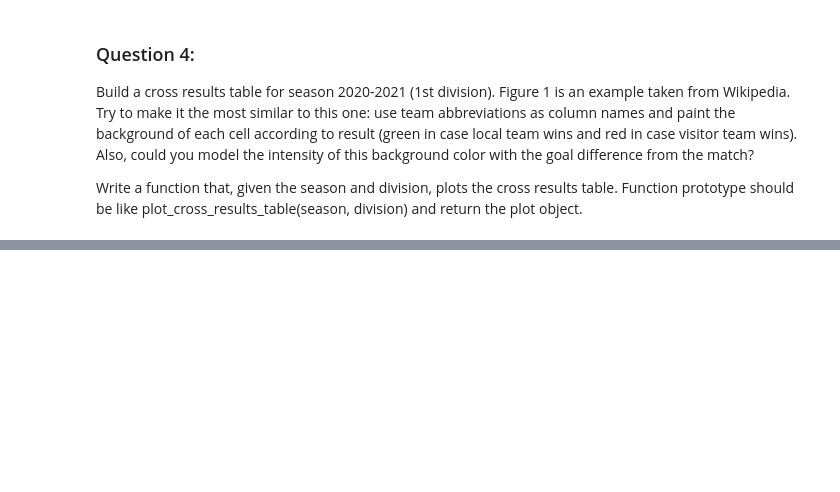
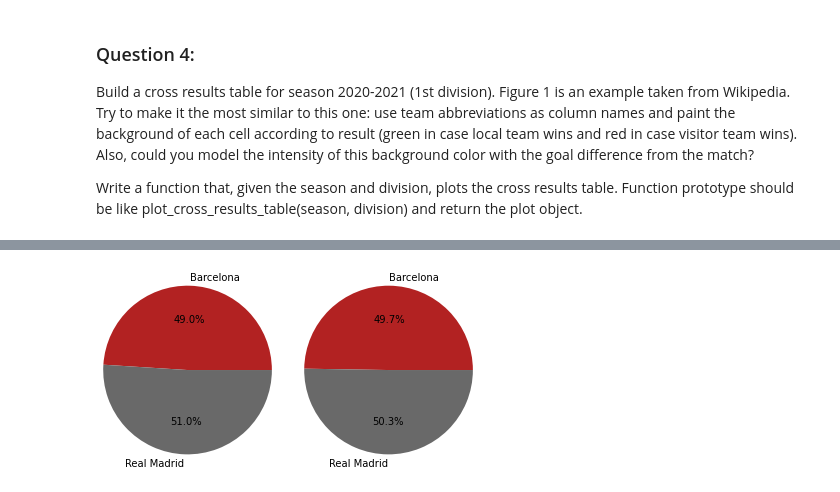
Before and after one commit to joseb061/Master-projects, a Jupyter notebook: analysis/LaLigaDataAnalysis.ipynb, the cells around one changed output, grey strips where cells are left out. Drawn from its saved outputs; the diff is of its cells as text; code cells hidden in the pictures; blank space fills up the shorter version.

```diff
--- a/analysis/LaLigaDataAnalysis.ipynb
+++ b/analysis/LaLigaDataAnalysis.ipynb
@@ -233,0 +258,34 @@ Name: score, dtype: object}
+# %%
+def number_of_wins_by_team(team1,team2,df):
+    team1_win_as_local = len(df[(df['result'] == "1" ) & (df['away_team'] == team2) & (df['home_team'] == team1)])
+    team2_win_as_local = len(df[(df['result'] == "1" ) & (df['away_team'] == team1) & (df['home_team'] == team2)])
+    team1_lose_as_local = len(df[(df['result'] == "2" ) & (df['away_team'] == team2) & (df['home_team'] == team1)])
+    team2_lose_as_local = len(df[(df['result'] == "2" ) & (df['away_team'] == team1) & (df['home_team'] == team2)])
+    total_wins = np.array([team1_win_as_local + team2_lose_as_local, team2_win_as_local + team1_lose_as_local])
+    return total_wins
+def number_of_scores_by_team(team1,team2,df):
+    team1_score_as_local = sum(df['home_goals'].loc[(df['away_team'] == team2) & (df['home_team'] == team1)])
+    team2_score_as_local = sum(df['home_goals'].loc[(df['away_team'] == team1) & (df['home_team'] == team2)])
+    team1_score_as_visitor = sum(df['away_goals'].loc[(df['away_team'] == team1) & (df['home_team'] == team2)])
+    team2_score_as_visitor = sum(df['away_goals'].loc[(df['away_team'] == team2) & (df['home_team'] == team1)])
+    total_scores = np.array([team1_score_as_local + team1_score_as_visitor, team2_score_as_local + team2_score_as_visitor])
+    return total_scores
+
+def plot_direct_congrontations_stats(team1, team2,df):
+    total_scores = number_of_scores_by_team(team1,team2,df)
+    total_wins = number_of_wins_by_team(team1,team2,df)
+
+    labels = [team1, team2]
+    colors = ["#B22222","#696969"]
+
+    fig, (ax1, ax2) = plt.subplots(nrows=1, ncols=2)
+    ax1.pie(total_wins, labels = labels, autopct='%1.1f%%', radius = 1.5,colors = colors )
+    ax2.pie(total_scores, labels = labels, autopct='%1.1f%%', radius = 1.5,colors = colors )
+    fig.tight_layout(pad=3.0)
+
+    return ax1, ax2
+# %%
+Barcelona_Madrid = plot_direct_congrontations_stats("Barcelona", "Real Madrid",df)
+plt.show()
+# %% [output]
+[figure, added]
```
Also changed, not shown: parts of 26 cells of this notebook, 1 other file.
